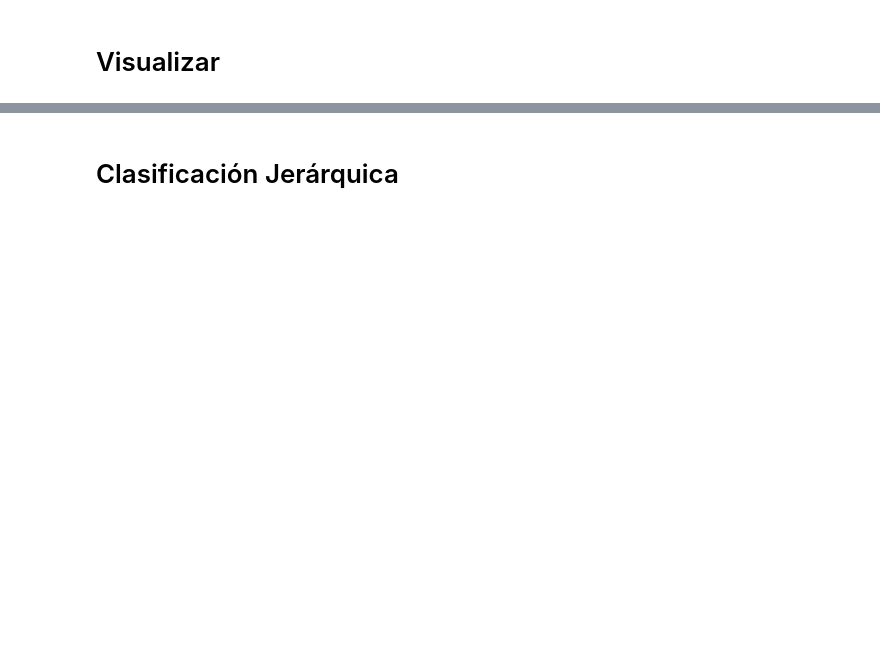
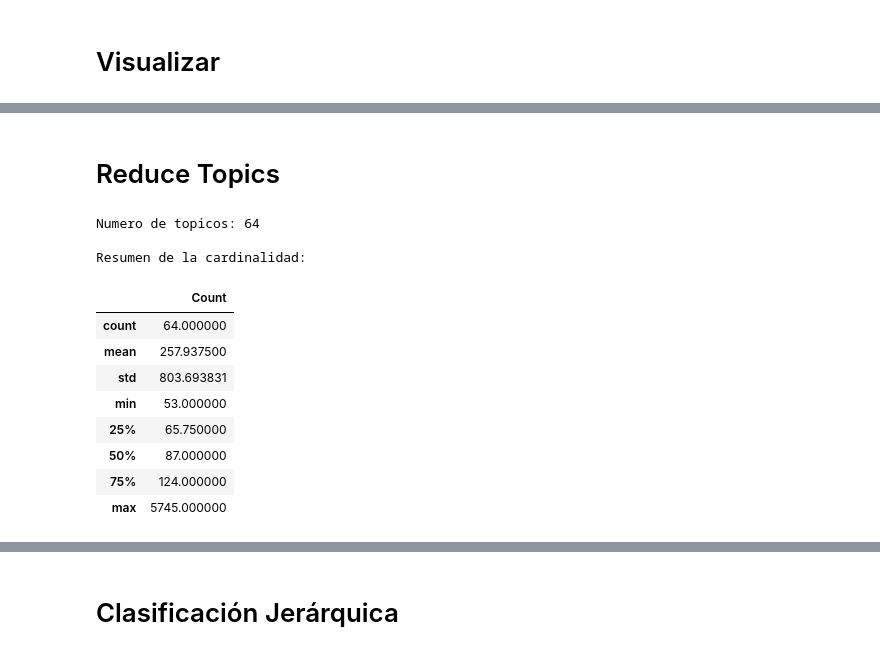
Before and after one commit to MaxgAtenea/Clustering-Habilidades, a Jupyter notebook: src/bertopic_example.ipynb, the cells around one changed output, grey strips where cells are left out. Drawn from its saved outputs; the diff is of its cells as text; code cells hidden in the pictures; blank space fills up the shorter version.

```diff
--- a/src/bertopic_example.ipynb
+++ b/src/bertopic_example.ipynb
@@ -185,0 +198,23 @@ documentos.head()
+# %% [markdown]
+# Reduce Topics
+# %%
+#reduce topics
+new_model = model_copy.reduce_topics(corpus, nr_topics="auto", use_ctfidf=True)
+new_topics, new_probs = new_model.transform(corpus)
+# %%
+print(f"Numero de topicos: {len(new_model.get_topics())}")
+print("\nResumen de la cardinalidad:")
+new_model.get_topic_freq()[['Count']].describe()
+# %% [output]
+Numero de topicos: 64
+
+Resumen de la cardinalidad:
+|  | Count |
+| count | 64.000000 |
+| mean | 257.937500 |
+| std | 803.693831 |
+| min | 53.000000 |
+| 25% | 65.750000 |
+| 50% | 87.000000 |
+| 75% | 124.000000 |
+| max | 5745.000000 |
```
Also changed, not shown: parts of 37 cells of this notebook.
